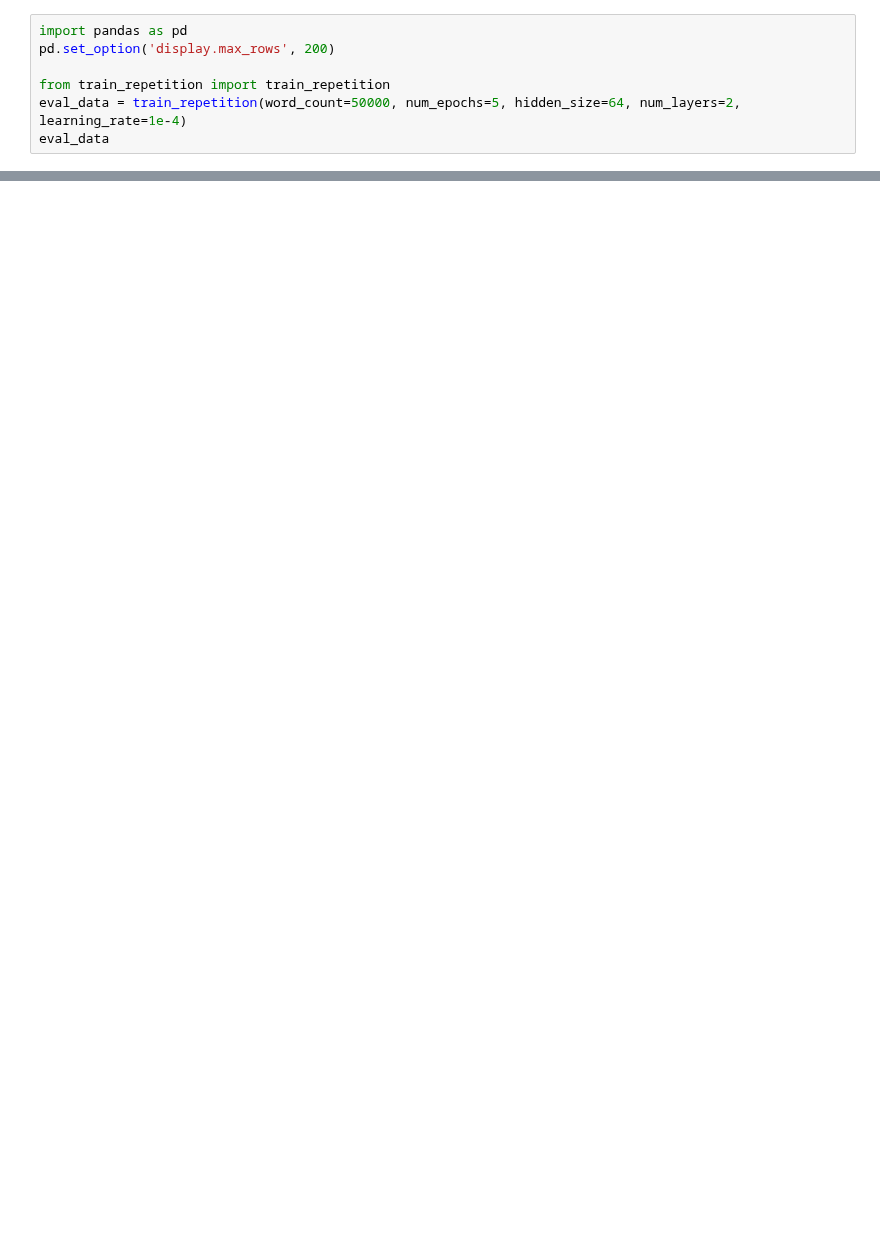
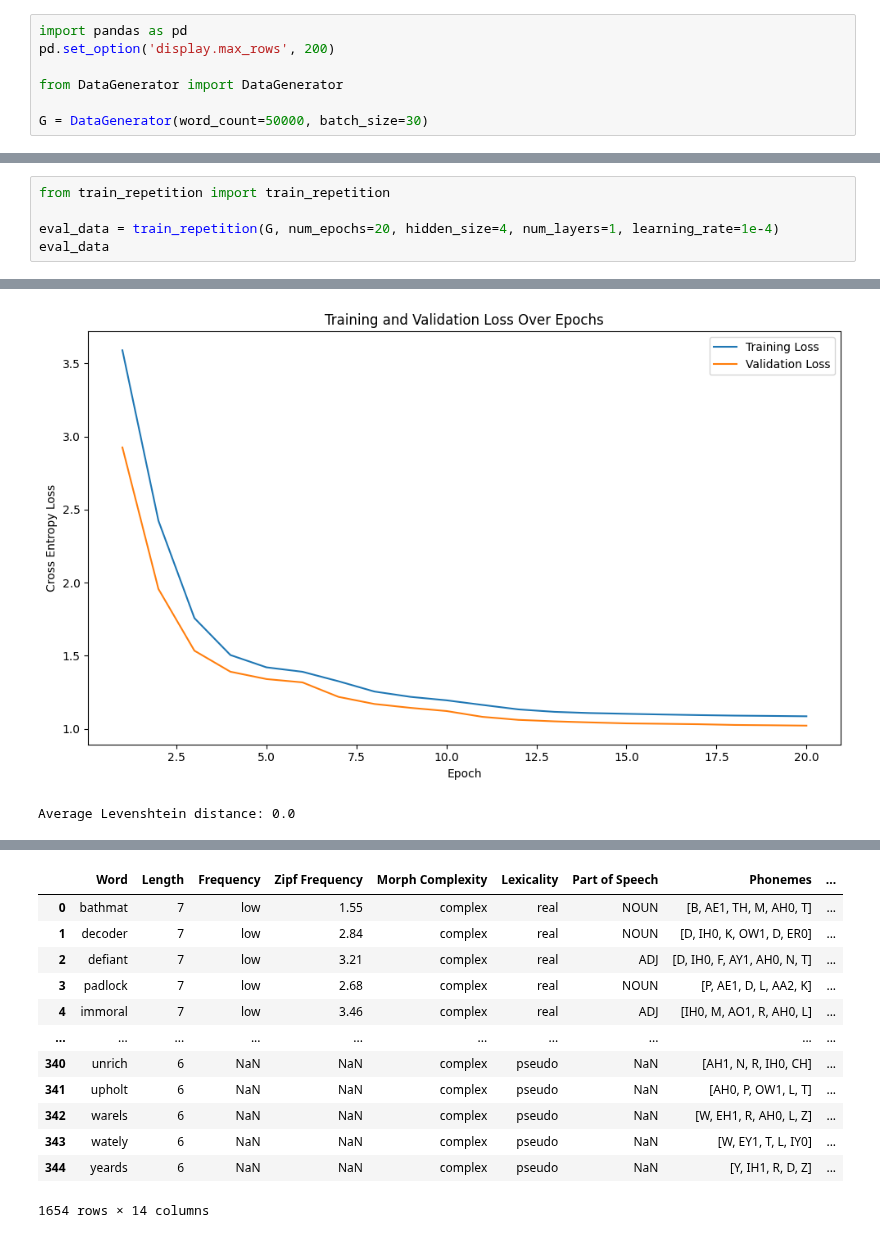
Before and after one commit to danieldager/swp-model, a Jupyter notebook: code/simulations/train_models.ipynb, the cells around one changed output, grey strips where cells are left out. Drawn from its saved outputs; the diff is of its cells as text; blank space fills up the shorter version.

Commit message:
eval loop

```diff
--- a/code/simulations/train_models.ipynb
+++ b/code/simulations/train_models.ipynb
@@ -2,7 +2,7 @@
 import pandas as pd
 pd.set_option('display.max_rows', 200)
 
-from train_repetition import train_repetition
-eval_data = train_repetition(word_count=50000, num_epochs=5, hidden_size=64, num_layers=2, learning_rate=1e-4)
-eval_data
+from DataGenerator import DataGenerator
+
+G = DataGenerator(word_count=50000, batch_size=30)
 # %% [output]
@@ -37,0 +10,6 @@ Average Levenshtein distance: 0.0
+# %%
+from train_repetition import train_repetition
+
+eval_data = train_repetition(G, num_epochs=20, hidden_size=4, num_layers=1, learning_rate=1e-4)
+eval_data
+# %% [output]
@@ -37,0 +33,2 @@ Average Levenshtein distance: 0.0
+[figure, added]
+Average Levenshtein distance: 0.0
@@ -37,0 +36,13 @@ Average Levenshtein distance: 0.0
+|  | Word | Length | Frequency | Zipf Frequency | Morph Complexity | Lexicality | Part of Speech | Phonemes | ... |
+| 0 | bathmat | 7 | low | 1.55 | complex | real | NOUN | [B, AE1, TH, M, AH0, T] | ... |
+| 1 | decoder | 7 | low | 2.84 | complex | real | NOUN | [D, IH0, K, OW1, D, ER0] | ... |
+| 2 | defiant | 7 | low | 3.21 | complex | real | ADJ | [D, IH0, F, AY1, AH0, N, T] | ... |
+| 3 | padlock | 7 | low | 2.68 | complex | real | NOUN | [P, AE1, D, L, AA2, K] | ... |
+| 4 | immoral | 7 | low | 3.46 | complex | real | ADJ | [IH0, M, AO1, R, AH0, L] | ... |
+| ... | ... | ... | ... | ... | ... | ... | ... | ... | ... |
+| 340 | unrich | 6 | NaN | NaN | complex | pseudo | NaN | [AH1, N, R, IH0, CH] | ... |
+| 341 | upholt | 6 | NaN | NaN | complex | pseudo | NaN | [AH0, P, OW1, L, T] | ... |
+| 342 | warels | 6 | NaN | NaN | complex | pseudo | NaN | [W, EH1, R, AH0, L, Z] | ... |
+| 343 | wately | 6 | NaN | NaN | complex | pseudo | NaN | [W, EY1, T, L, IY0] | ... |
+| 344 | yeards | 6 | NaN | NaN | complex | pseudo | NaN | [Y, IH1, R, D, Z] | ... |
+1654 rows × 14 columns
```
Also changed, not shown: parts of 2 cells of this notebook, 18 other files.
